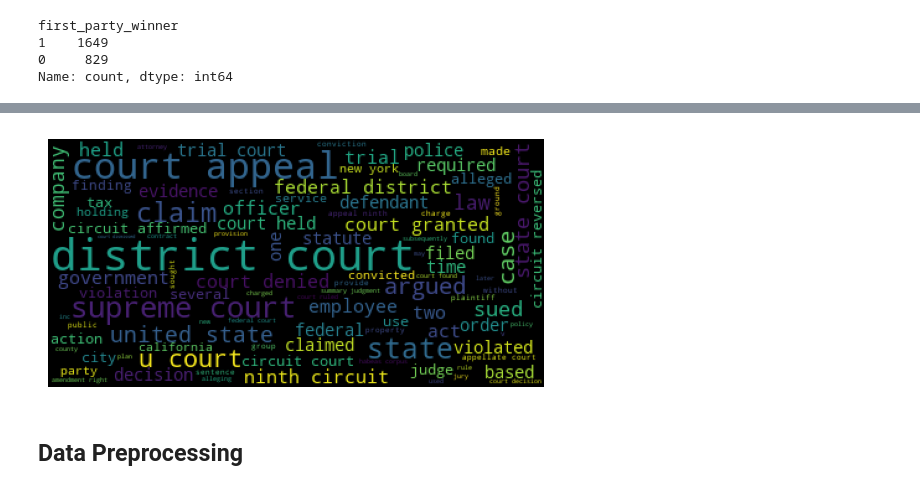
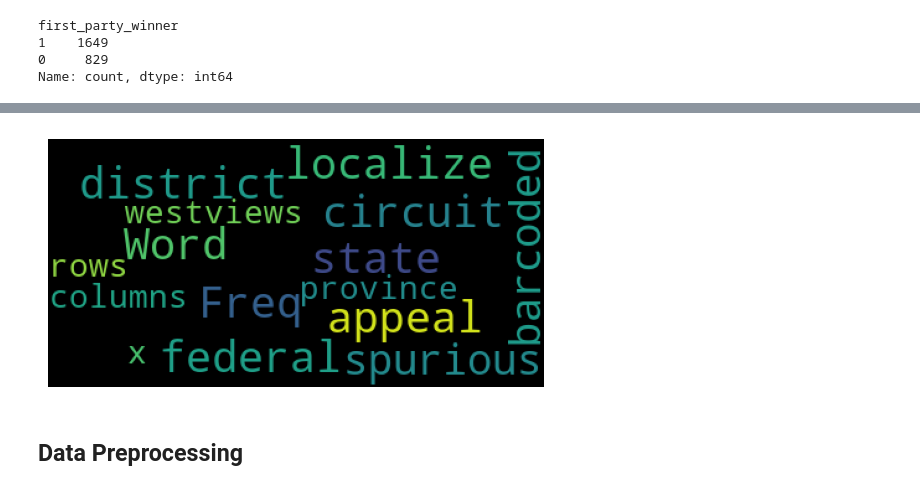
Before and after one commit to dlsco123/mtvsDacon, a Jupyter notebook: [mtvs]lej.ipynb, the cells around one changed output, grey strips where cells are left out. Saved outputs shown, nothing was run; the diff lists cells and outputs as text; code cells hidden in the pictures.

```diff
--- a/[mtvs]lej.ipynb
+++ b/[mtvs]lej.ipynb
@@ -160,7 +219,7 @@ lst_stopwords
 # %%
 import re
 
-def utils_preprocess_text(text, flg_stemm=False, flg_lemm=True, lst_stopwords=None):
+def utils_preprocess_text(text, flg_stemm=False, flg_lemm=True, lst_stopwords=None, user_stopwords=None):
 ## clean (convert to lowercase and remove punctuations and characters and then strip)
     text = re.sub(r'[^\w\s]', '', str(text).lower().strip())
 
@@ -169,6 +228,10 @@ def utils_preprocess_text(text, flg_stemm=False, flg_lemm=True, lst_stopwords=No
     if lst_stopwords is not None:
         lst_text = [word for word in lst_text if word not in
                     lst_stopwords]
+
+    if user_stopwords is not None:
+        lst_text = [word for word in lst_text if word not in
+                    user_stopwords]
 
     ## Stemming (remove -ing, -ly, ...)
     if flg_stemm == True:
@@ -217,5 +262,5 @@ tags
 # %%
-train_nlp["facts_clean"] = train_nlp["facts"].apply(lambda x: utils_preprocess_text(x, flg_stemm=False, flg_lemm=True, lst_stopwords=lst_stopwords))
+train_nlp["facts_clean"] = train_nlp["facts"].apply(lambda x: utils_preprocess_text(x, flg_stemm=False, flg_lemm=True, lst_stopwords=lst_stopwords, user_stopwords=user_stopwords))
 
 train_nlp
 # %% [output]
@@ -344,15 +389,15 @@ Successfully installed wordcloud-1.9.2
 # %%
 import wordcloud
 
 wc = wordcloud.WordCloud(background_color='black', max_words=100,
                          max_font_size=35)
-wc = wc.generate(str(corpus))
+wc = wc.generate(str(dtf_uni))
 fig = plt.figure(num=1)
 plt.axis('off')
 plt.imshow(wc, cmap=None)
 plt.show()
 # %% [output]
-[figure, old version]
+[figure, new version]
 # %%
 from sklearn.pipeline import Pipeline
 from sklearn.feature_extraction.text import CountVectorizer
```
Also changed, not shown: parts of 10 cells of this notebook.
